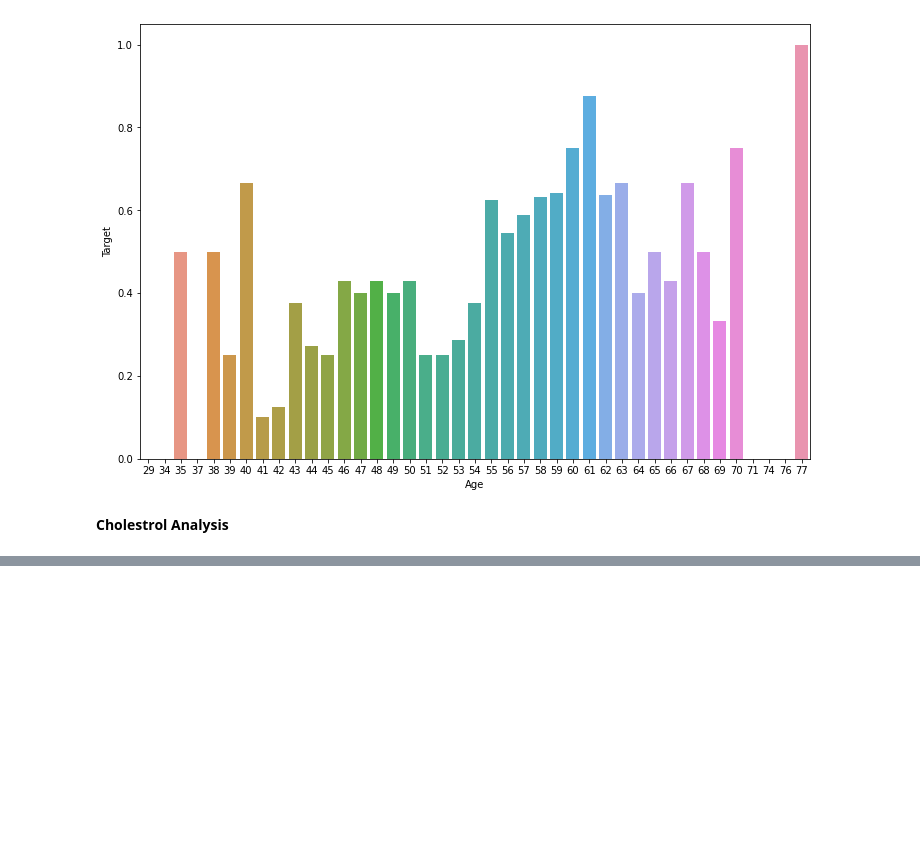
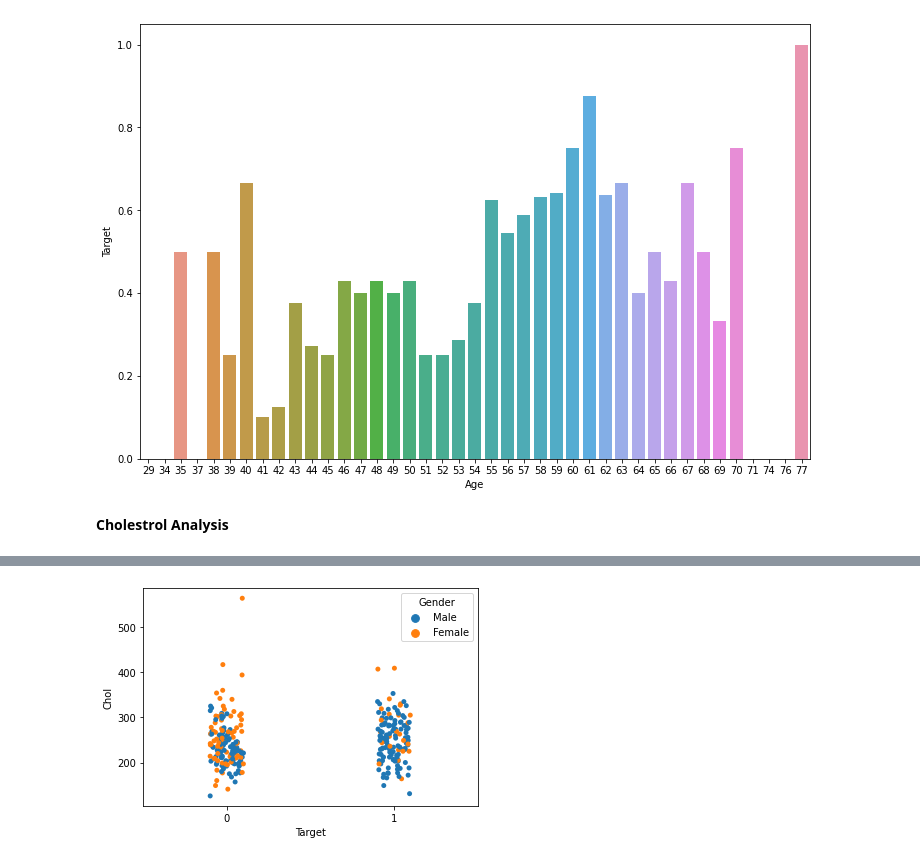
Before and after one commit to ankush-vem/Heart-Attack-Prediction, a Jupyter notebook: Code/heart.ipynb, the cells around one changed output, grey strips where cells are left out. Drawn from its saved outputs; the diff is of its cells as text; code cells hidden in the pictures; blank space fills up the shorter version.

```diff
--- a/Code/heart.ipynb
+++ b/Code/heart.ipynb
@@ -164,0 +177,5 @@ ax.legend()
+# %%
+sns.stripplot(x="Target", y="Chol", hue="Gender",
+              data = df, jitter=True);
+# %% [output]
+[figure, added]
```
Also changed, not shown: parts of 3 cells of this notebook.
